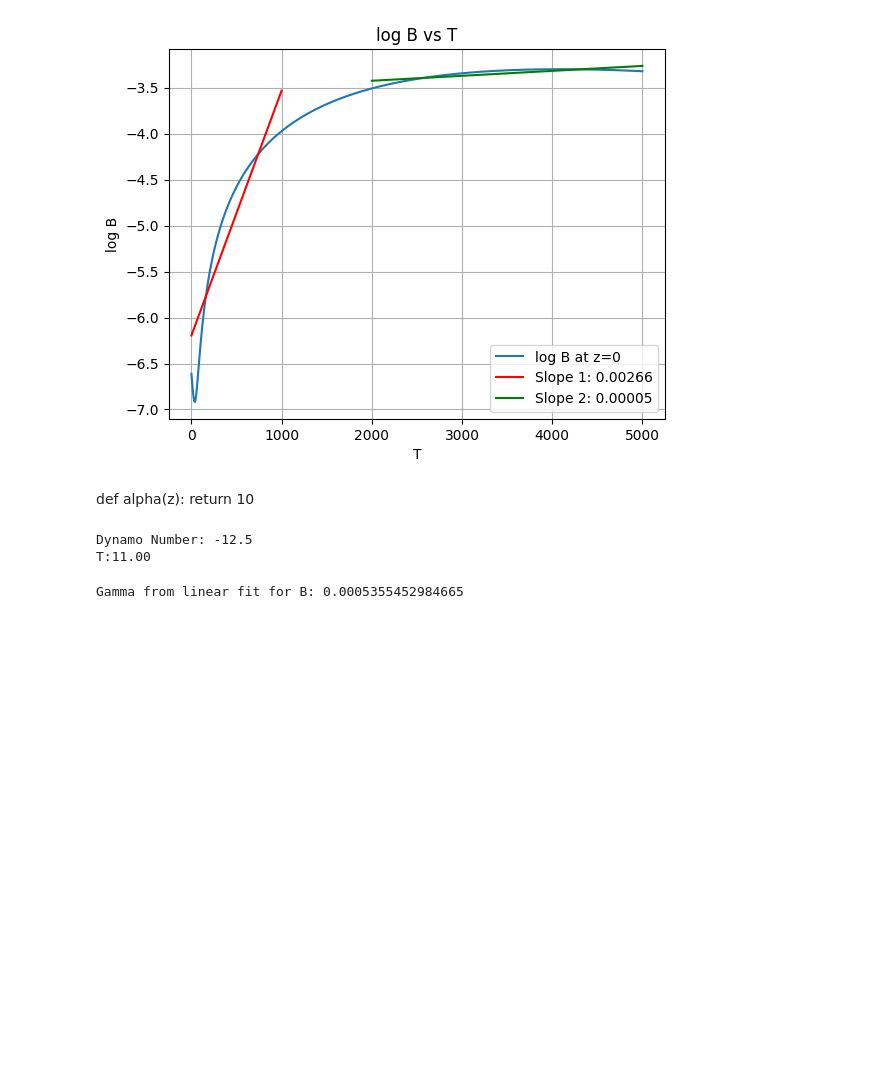
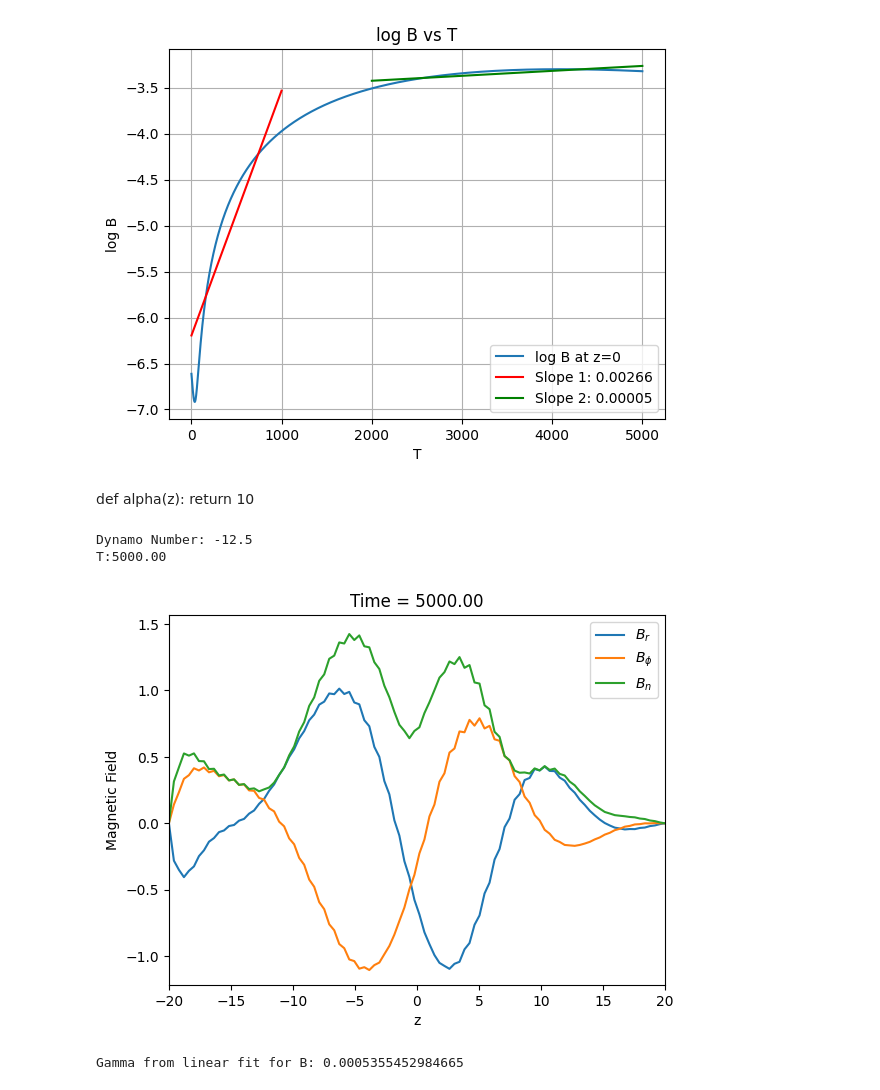
Before and after one commit to dimo192/dimo192.github.io, a Jupyter notebook: Final task/final.ipynb, the cells around one changed output. Saved outputs shown, nothing was run; the diff lists cells and outputs as text; code cells hidden in the pictures; blank space fills up the shorter version.

```diff
--- a/Final task/final.ipynb
+++ b/Final task/final.ipynb
@@ -412,7 +473,7 @@ Omega = 10.0
 eta_t = 10.0
 t0=1.0
 dt = 0.01
-T = 7000
+T = 5000
 time_step = int(T / (100 * dt))
 #grid parameters
 L = 10.0
@@ -427,34 +488,35 @@ dz = 2*L / (N - 1)
 z = np.linspace(-L, L, N)
 
 B_r0 = np.zeros(N)
 B_phi0 = np.zeros(N)
 B_r0=initial_condition(z)*B0
 B_phi0=initial_condition(z)*B0
 
 def alpha(z):
     return 10
 
 z=z/h
 
 BnvT = np.zeros((time_step, N))
 BrvT[0,:]=B_r0
 BphivT[0,:]=B_phi0
 fig, ax = plt.subplots()
 ax.set_xlim(z.min(), z.max())
 ax.set_xlabel('z')
 ax.set_ylabel('Magnetic Field')
 ax.set_title('Magnetic Field Evolution')
 
 line_br, = ax.plot(z, B_r0, label='$B_r$')
 line_bphi, = ax.plot(z, B_phi0, label='$B_{\phi}$')
 line_bn, = ax.plot(z, np.zeros(N), label='$B_n$')
 ax.legend()
 ani = FuncAnimation(fig, update_plot1, frames=time_step, interval=200, blit=True)#this also doubles as the main loop
 ani.save(f'2magnetic_field_evolution(T={T},[-2,2]).gif', writer='pillow')
 plt.show()
 # %% [output]
 Dynamo Number: -12.5
-T:11.00
+T:5000.00
+[figure, added]
 # %%
 get_gamma(BrvT,BphivT)
 # %% [output]
```
Also changed, not shown: parts of 2 cells of this notebook, 21 other files.
